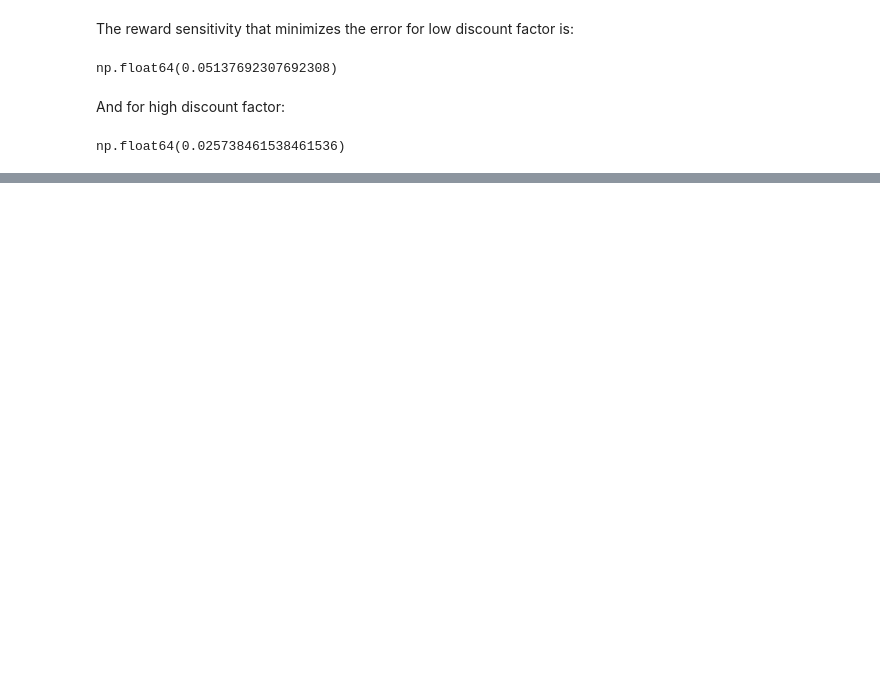
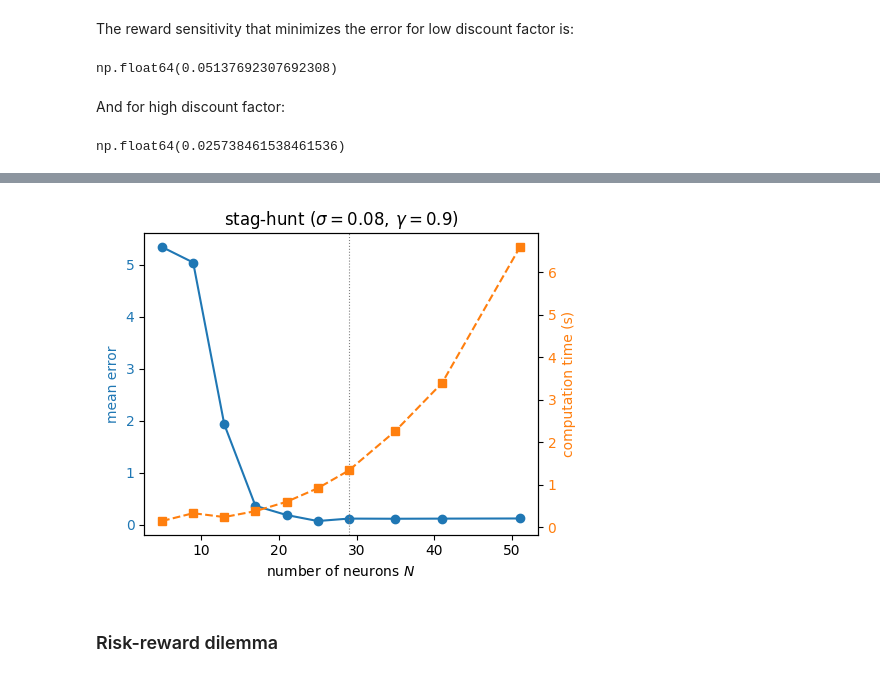
Before and after one commit to gerardoparra/pyDDRL, a Jupyter notebook: nbs/05_DiscretizationCalibration.ipynb, the cells around one changed output, grey strips where cells are left out. Saved outputs shown, nothing was run; the diff lists cells and outputs as text; code cells hidden in the pictures; blank space fills up the shorter version.

```diff
--- a/nbs/05_DiscretizationCalibration.ipynb
+++ b/nbs/05_DiscretizationCalibration.ipynb
@@ -361,0 +424,22 @@ np.float64(0.025738461538461536)
+# %%
+import time
+
+# Coarse grid of neuron counts
+neuron_counts = [5, 9, 13, 17, 21, 25, 29, 35, 41, 51]
+
+# Calibrated sigmas (manuscript values)
+sigma_tab   = 0.0001  # two-armed bandit (poor and rich)
+sigma_sh    = 0.08    # stag-hunt
+sigma_rr_lo = 0.05   # risk-reward dilemma, gamma=0.4
+sigma_rr_hi = 0.05   # risk-reward dilemma, gamma=0.9
+
+# Explicit environment instances — avoids depending on the global `env`
+# which is overwritten across sections above
+env_sh = SocialDilemma(R=3, P=0, S=-2, T=1)
+env_rr = RiskRewardDilemma(pc=0.2, pr=0.1, rc=0.5, rr=1, rd=0)
+
+# Sample strategies (same as above)
+Xs = np.linspace(0.01, 0.99, 11)
+
+# Path for saving results
+path = "../data/error_calculation/"
@@ -361,0 +578,26 @@ np.float64(0.025738461538461536)
+# %%
+# Stag-hunt: load results and plot error + computation time vs N
+
+mean_neurons_sh = np.mean(pd.read_csv(path + "neurons_sh_v0.csv").to_numpy()[:, 1:], axis=1)
+times_sh = pd.read_csv(path + "neurons_sh_times_v0.csv")["time_s"].to_numpy()
+
+fig, ax = plt.subplots(1, 1, figsize=(5, 4))
+color_err  = "C0"
+color_time = "C1"
+ax.plot(neuron_counts, mean_neurons_sh, marker='o', color=color_err)
+ax.axvline(29, color='gray', linestyle=':', linewidth=0.8)
+ax.set_xlabel("number of neurons $N$")
+ax.set_ylabel("mean error", color=color_err)
+ax.tick_params(axis='y', labelcolor=color_err)
+ax.set_title(f"stag-hunt ($\sigma={sigma_sh},\,\gamma=0.9$)")
+ax2 = ax.twinx()
+ax2.plot(neuron_counts, times_sh, marker='s', color=color_time, linestyle='--')
+ax2.set_ylabel("computation time (s)", color=color_time)
+ax2.tick_params(axis='y', labelcolor=color_time)
+plt.savefig('../figs/NeuronCalibr_SH.eps', dpi=300, bbox_inches='tight', format='eps')
+plt.tight_layout()
+plt.show()
+# %% [output]
+[figure, added]
+# %% [markdown]
+### Risk-reward dilemma
```
Also changed, not shown: parts of 16 cells of this notebook, 16 other files.
